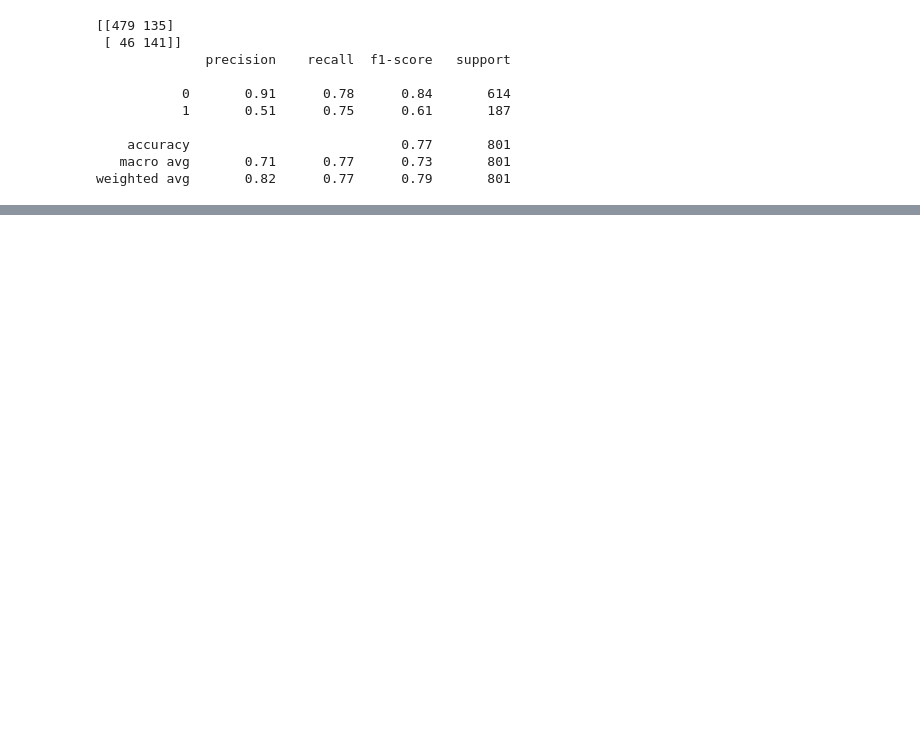
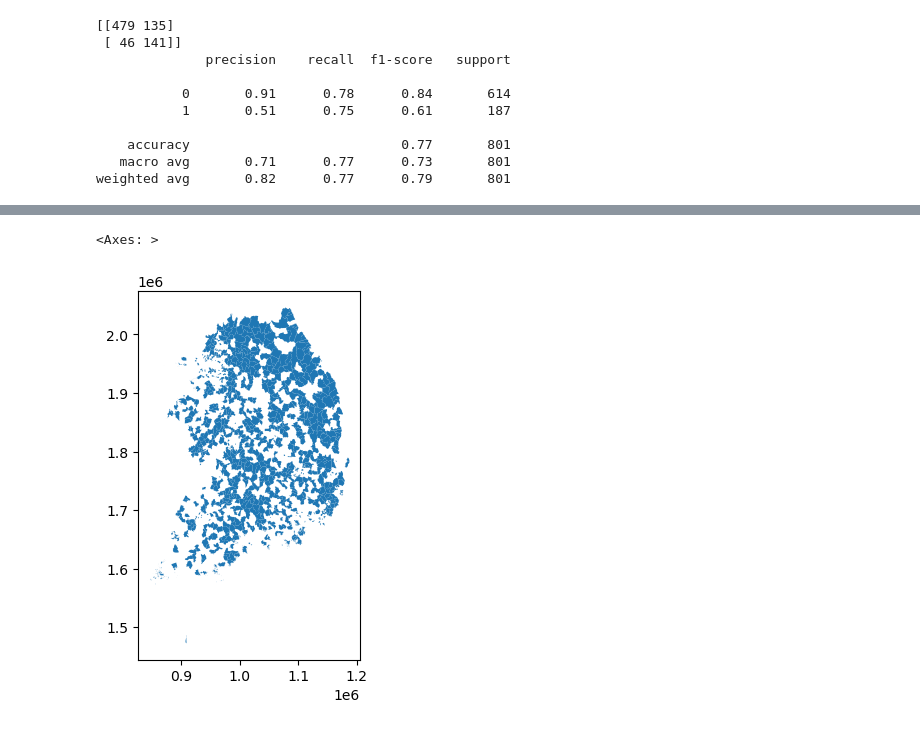
Before and after one commit to stripe2933/20251R0136COSE47101, a Jupyter notebook: 2021320324/stacking_ensemble.ipynb, the cells around one changed output, grey strips where cells are left out. Saved outputs shown, nothing was run; the diff lists cells and outputs as text; code cells hidden in the pictures; blank space fills up the shorter version.

```diff
--- a/2021320324/stacking_ensemble.ipynb
+++ b/2021320324/stacking_ensemble.ipynb
@@ -117,3 +101,9 @@ print(classification_report(target_test, target_pred))
     accuracy                           0.77       801
    macro avg       0.71      0.77      0.73       801
 weighted avg       0.82      0.77      0.79       801
+# %%
+# 읍면동 경계 불러오기
+import geopandas as gpd
+
+emd = gpd.read_file(f"./emd/emd.shp", encoding="euc-kr")
+emd.set_crs(epsg=5179, inplace=True)
@@ -119,0 +124,12 @@ weighted avg       0.82      0.77      0.79       801
+# %%
+Data["predicted"] = stacking.predict(Data.drop(columns=['geometry','Fire_Count',"EMD_CD", "mtn_area", "human_adj_area"]))
+# %%
+tp = Data[(Data.predicted==1) & (Data.Fire_Count >0)].EMD_CD
+tn = Data[(Data.predicted==0) & (Data.Fire_Count ==0)].EMD_CD
+fp = Data[(Data.predicted==1)&(Data.Fire_Count ==0)].EMD_CD
+fn = Data[(Data.predicted==0)&(Data.Fire_Count >0)].EMD_CD
+# %%
+emd[(emd.EMD_CD).isin(tp)].plot()
+# %% [output]
+<Axes: >
+[figure, added]
```
Also changed, not shown: parts of 6 cells of this notebook, 1 other file.
